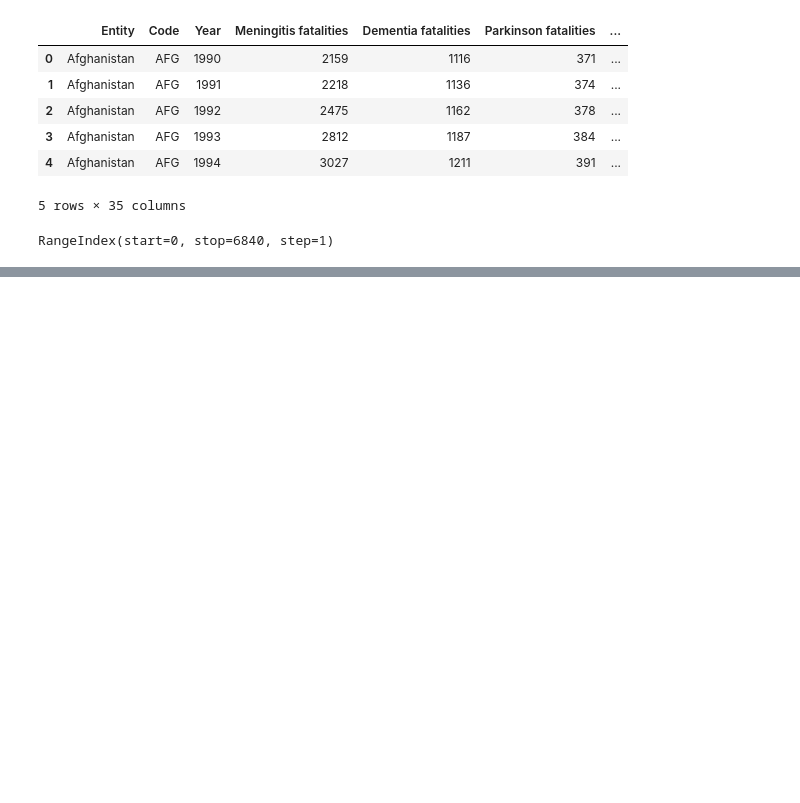
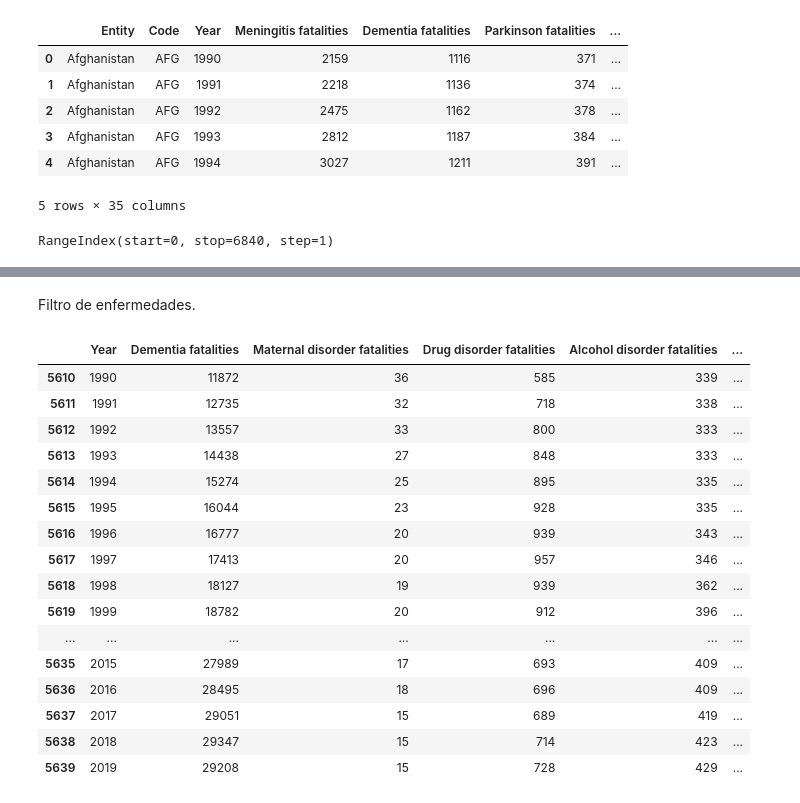
Before and after one commit to alegonzjur/ProyectoTFG, a Jupyter notebook: data/comp.ipynb, the cells around one changed output, grey strips where cells are left out. Cells and saved outputs as stored; diff of their text form; code cells hidden in the pictures; blank space fills up the shorter version.

```diff
--- a/data/comp.ipynb
+++ b/data/comp.ipynb
@@ -28,0 +68,28 @@ RangeIndex(start=0, stop=6840, step=1)
+# %%
+Enfermedades_Biologicas = ['Year','Meningitis fatalities','Parkinson fatalities','Malaria fatalities','HIV/AIDS fatalities','Tuberculosis fatalities',"Diarrheal disease fatalities","Neoplasm fatalities","Diabetes fatalities","Chronic kidney fatalities","Poisoning fatalities","Digestive disease fatalities","Acute hepatitis fatalities","Measles fatalities"]
+Enfermedades_Nutricion = ['Year',"Nutritional deficiency fatalities","Digestive disease fatalities","Protein energy malnutrition fatalities"]
+Enfermedades_Fisicas = ['Year',"Drowning fatalities","Interpersonal violence fatalities","Neonatal disorder fatalities","Forces of nature fatalities","Environmental exposure fatalities","Conflict fatalities","Road injury fatalities","Fire fatalities","Cardiovascular fatalities","Lower respiratory fatalities","Chronic respiratory fatalities","Chronic liver fatalities"]
+Enfermedades_Psicologicas = ['Year','Dementia fatalities',"Maternal disorder fatalities","Drug disorder fatalities","Alcohol disorder fatalities","Self harm fatalities"]
+# %% [markdown]
+Filtro de enfermedades.
+# %%
+psicologicas = españa[Enfermedades_Psicologicas]
+psicologicas
+# %% [output]
+|  | Year | Dementia fatalities | Maternal disorder fatalities | Drug disorder fatalities | Alcohol disorder fatalities | ... |
+| 5610 | 1990 | 11872 | 36 | 585 | 339 | ... |
+| 5611 | 1991 | 12735 | 32 | 718 | 338 | ... |
+| 5612 | 1992 | 13557 | 33 | 800 | 333 | ... |
+| 5613 | 1993 | 14438 | 27 | 848 | 333 | ... |
+| 5614 | 1994 | 15274 | 25 | 895 | 335 | ... |
+| 5615 | 1995 | 16044 | 23 | 928 | 335 | ... |
+| 5616 | 1996 | 16777 | 20 | 939 | 343 | ... |
+| 5617 | 1997 | 17413 | 20 | 957 | 346 | ... |
+| 5618 | 1998 | 18127 | 19 | 939 | 362 | ... |
+| 5619 | 1999 | 18782 | 20 | 912 | 396 | ... |
+| ... | ... | ... | ... | ... | ... | ... |
+| 5635 | 2015 | 27989 | 17 | 693 | 409 | ... |
+| 5636 | 2016 | 28495 | 18 | 696 | 409 | ... |
+| 5637 | 2017 | 29051 | 15 | 689 | 419 | ... |
+| 5638 | 2018 | 29347 | 15 | 714 | 423 | ... |
+| 5639 | 2019 | 29208 | 15 | 728 | 429 | ... |
```
Also changed, not shown: parts of 6 cells of this notebook.
